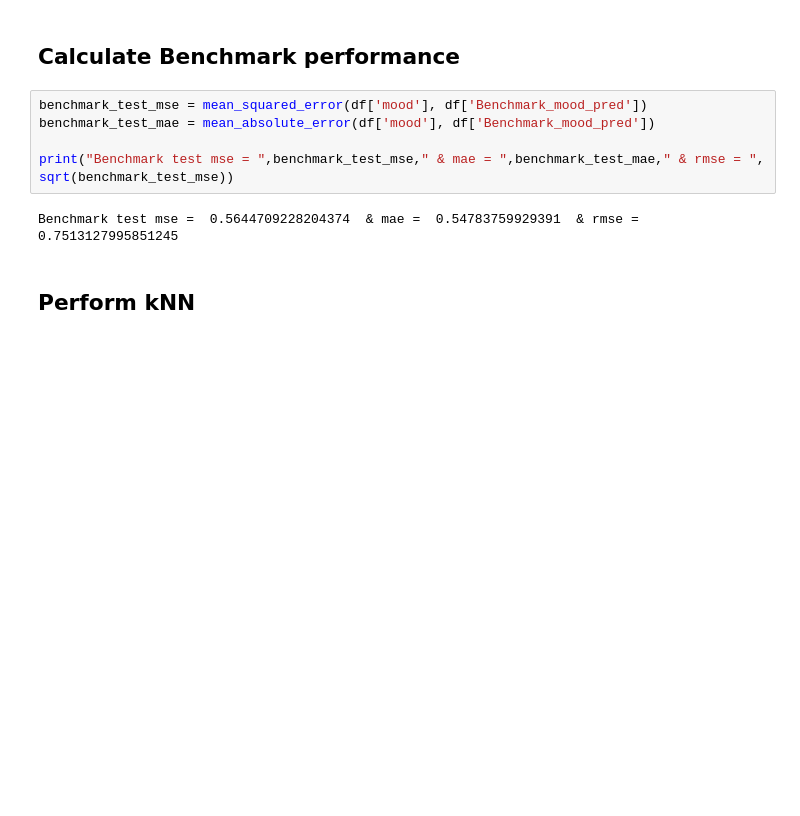
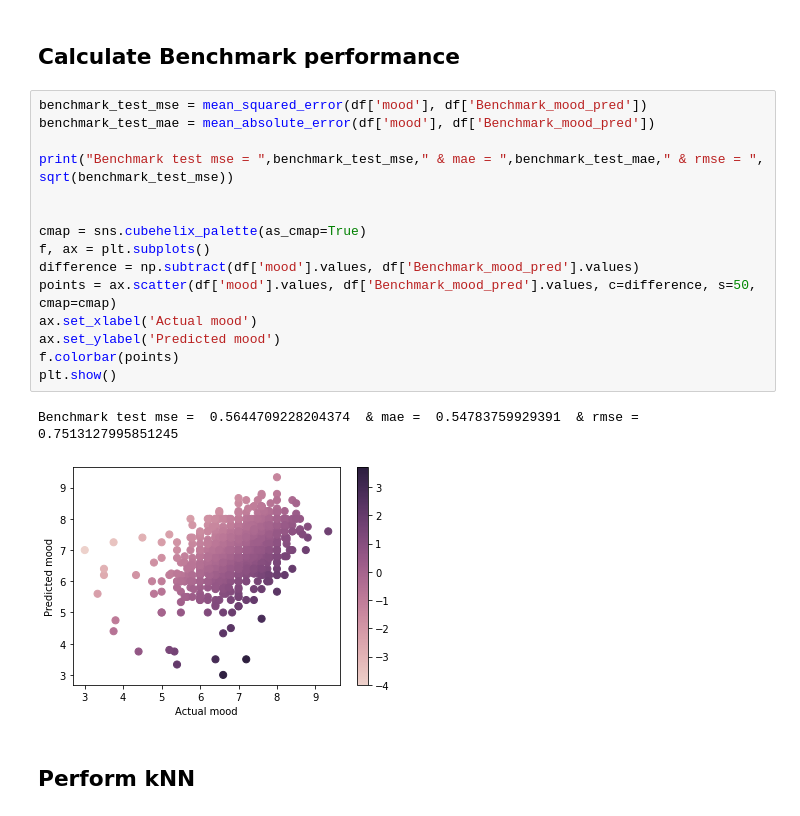
Before and after one commit to wiebetimmers/datamining, a Jupyter notebook: EDA2+classification+models+ARIMA.ipynb, the cells around one changed output. Cells and saved outputs as stored; diff of their text form; blank space fills up the shorter version.

```diff
--- a/EDA2+classification+models+ARIMA.ipynb
+++ b/EDA2+classification+models+ARIMA.ipynb
@@ -278,10 +278,21 @@ df = merge_on_delta(df, delta)
 # %%
 benchmark_test_mse = mean_squared_error(df['mood'], df['Benchmark_mood_pred'])
 benchmark_test_mae = mean_absolute_error(df['mood'], df['Benchmark_mood_pred'])
 
 print("Benchmark test mse = ",benchmark_test_mse," & mae = ",benchmark_test_mae," & rmse = ", sqrt(benchmark_test_mse))
+
+
+cmap = sns.cubehelix_palette(as_cmap=True)
+f, ax = plt.subplots()
+difference = np.subtract(df['mood'].values, df['Benchmark_mood_pred'].values)
+points = ax.scatter(df['mood'].values, df['Benchmark_mood_pred'].values, c=difference, s=50, cmap=cmap)
+ax.set_xlabel('Actual mood')
+ax.set_ylabel('Predicted mood')
+f.colorbar(points)
+plt.show()
 # %% [output]
 Benchmark test mse =  0.5644709228204374  & mae =  0.54783759929391  & rmse =  0.7513127995851245
+[figure, added]
 # %% [markdown]
 ## Perform kNN
 # %%
```
